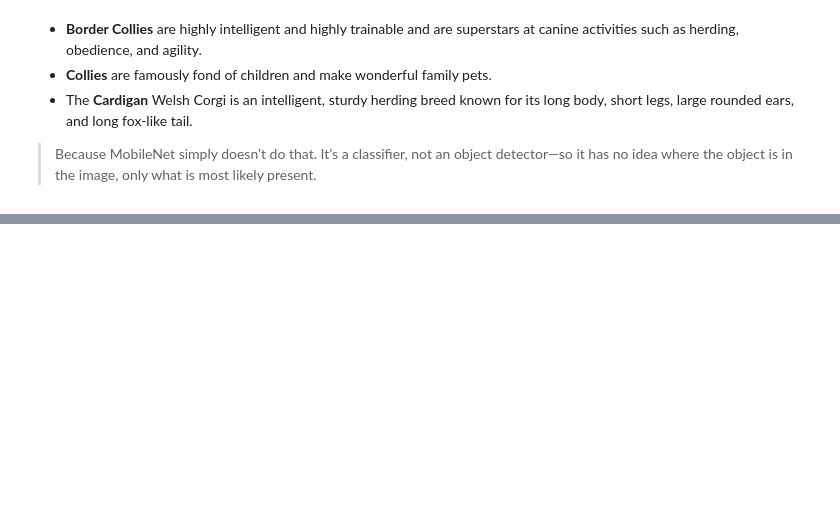
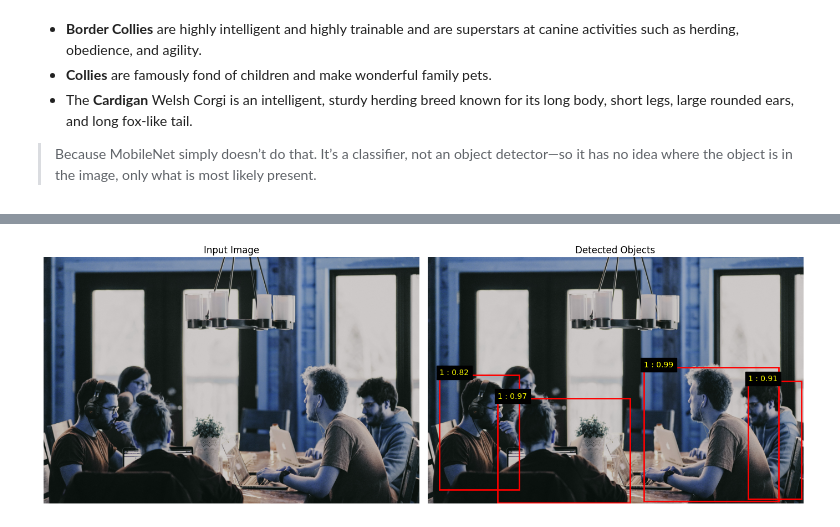
Before and after one commit to masum184e/ai_projects, a Jupyter notebook: mobilenet.ipynb, the cells around one changed output, grey strips where cells are left out. Drawn from its saved outputs; the diff is of its cells as text; code cells hidden in the pictures; blank space fills up the shorter version.

Commit message:
Kaggle Notebook | MobileNet | Version 2

```diff
--- a/mobilenet.ipynb
+++ b/mobilenet.ipynb
@@ -165,0 +197,6 @@ Downloading data from https://storage.googleapis.com/download.tensorflow.org/dat
+# %%
+import torchvision
+
+# Load pretrained SSD
+model = torchvision.models.detection.ssd300_vgg16(pretrained=True)
+model.eval()
@@ -165,0 +222,14 @@ Downloading data from https://storage.googleapis.com/download.tensorflow.org/dat
+# %%
+import torchvision.transforms as T
+import cv2
+
+# Load image
+image_path = "/kaggle/input/datasets/masum1834e/test-data/public.jpg"
+img = cv2.imread(image_path)
+
+transform = T.Compose([T.ToTensor()])
+img_tensor = transform(img)
+# %%
+# Prediction
+output = model([img_tensor])
+output
@@ -165,0 +254,59 @@ Downloading data from https://storage.googleapis.com/download.tensorflow.org/dat
+# %%
+import matplotlib.pyplot as plt
+import matplotlib.patches as patches
+
+
+# Create figure with 1 row and 2 columns
+fig, ax = plt.subplots(1, 2, figsize=(14, 7))
+
+# -------------------------
+# LEFT: Original Image
+# -------------------------
+ax[0].imshow(img)
+ax[0].set_title("Input Image")
+ax[0].axis("off")
+
+# -------------------------
+# RIGHT: Output Image
+# -------------------------
+ax[1].imshow(img)
+ax[1].set_title("Detected Objects")
+ax[1].axis("off")
+
+# Draw bounding boxes
+threshold = 0.5
+
+for box, score, label in zip(output[0]['boxes'],
+                             output[0]['scores'],
+                             output[0]['labels']):
+
+    if score > threshold:
+
+        x1, y1, x2, y2 = box.tolist()
+
+        # Create rectangle
+        rect = patches.Rectangle(
+            (x1, y1),
+            x2 - x1,
+            y2 - y1,
+            linewidth=2,
+            edgecolor='red',
+            facecolor='none'
+        )
+
+        ax[1].add_patch(rect)
+
+        # Add label + confidence
+        ax[1].text(
+            x1,
+            y1 - 5,
+            f"{label.item()} : {score:.2f}",
+            color='yellow',
+            fontsize=10,
+            backgroundcolor='black'
+        )
+
+plt.tight_layout()
+plt.show()
+# %% [output]
+[figure, added]
```
Also changed, not shown: parts of 16 cells of this notebook.
